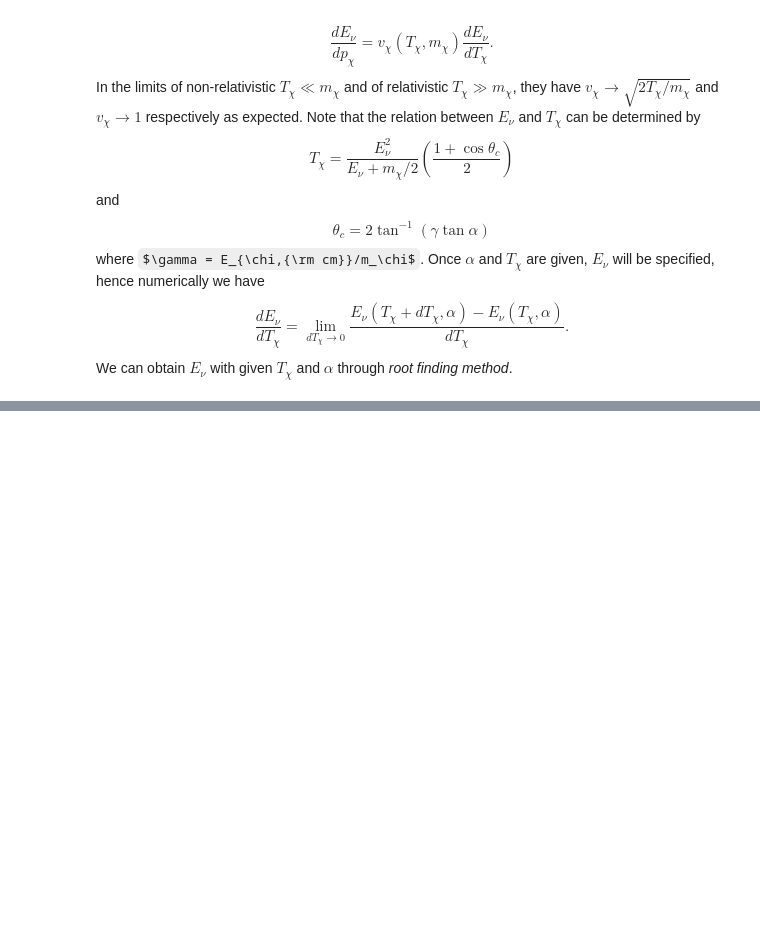
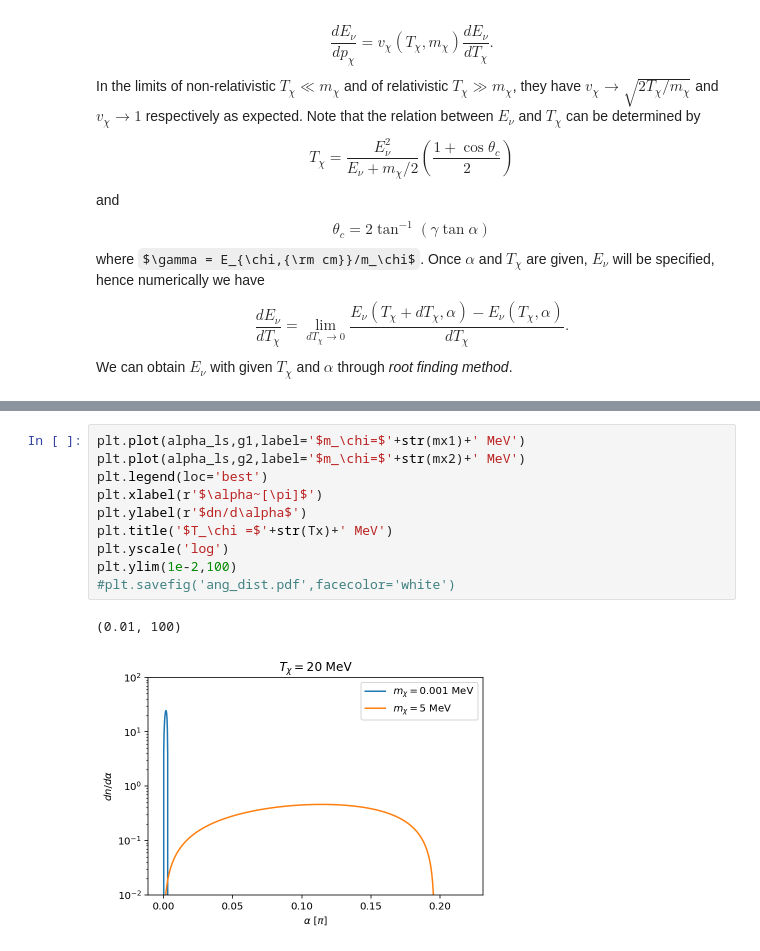
Before and after one commit to yenhsunlin/SNnuBDM, a Jupyter notebook: bdm_flux.ipynb, the cells around one changed output, grey strips where cells are left out. Saved outputs shown, nothing was run; the diff lists cells and outputs as text; some formulas as TeX source; blank space fills up the shorter version.

```diff
--- a/bdm_flux.ipynb
+++ b/bdm_flux.ipynb
@@ -397,3 +310,16 @@ plt.show()
+# %%
+plt.plot(alpha_ls,g1,label='$m_\chi=$'+str(mx1)+' MeV')
+plt.plot(alpha_ls,g2,label='$m_\chi=$'+str(mx2)+' MeV')
+plt.legend(loc='best')
+plt.xlabel(r'$\alpha~[\pi]$')
+plt.ylabel(r'$dn/d\alpha$')
+plt.title('$T_\chi =$'+str(Tx)+' MeV')
+plt.yscale('log')
+plt.ylim(1e-2,100)
+#plt.savefig('ang_dist.pdf',facecolor='white')
+# %% [output]
+(0.01, 100)
+[figure, added]
 # %% [markdown]
 ## Boosted DM flux at Earth
 
```
Also changed, not shown: parts of 24 cells of this notebook.
